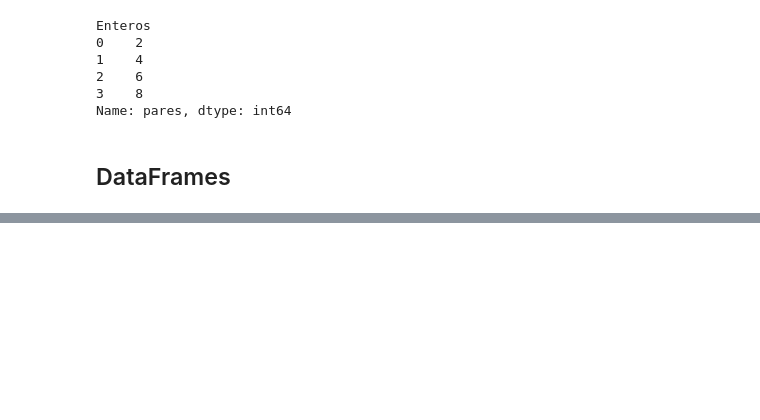
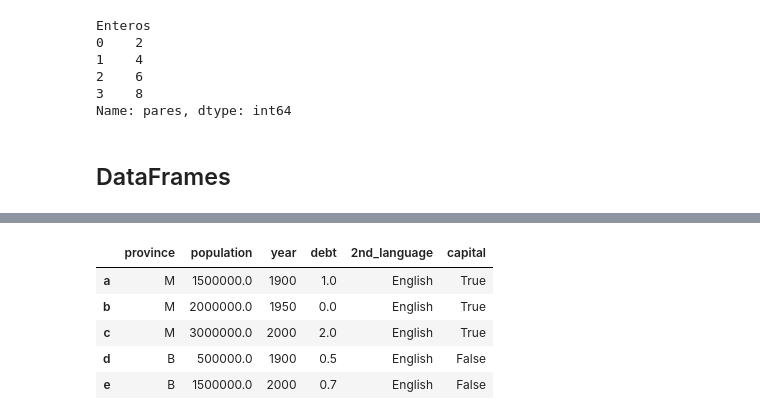
Before and after one commit to MQH15/Python, a Jupyter notebook: PANDAS.ipynb, the cells around one changed output, grey strips where cells are left out. Saved outputs shown, nothing was run; the diff lists cells and outputs as text; code cells hidden in the pictures; blank space fills up the shorter version.

```diff
--- a/PANDAS.ipynb
+++ b/PANDAS.ipynb
@@ -218,0 +476,10 @@ Name: pares, dtype: int64
+# %%
+df_a2['2nd_language'] = 'English'
+df_a2
+# %% [output]
+|  | province | population | year | debt | 2nd_language | capital |
+| a | M | 1500000.0 | 1900 | 1.0 | English | True |
+| b | M | 2000000.0 | 1950 | 0.0 | English | True |
+| c | M | 3000000.0 | 2000 | 2.0 | English | True |
+| d | B | 500000.0 | 1900 | 0.5 | English | False |
+| e | B | 1500000.0 | 2000 | 0.7 | English | False |
```
Also changed, not shown: parts of 123 cells of this notebook.
